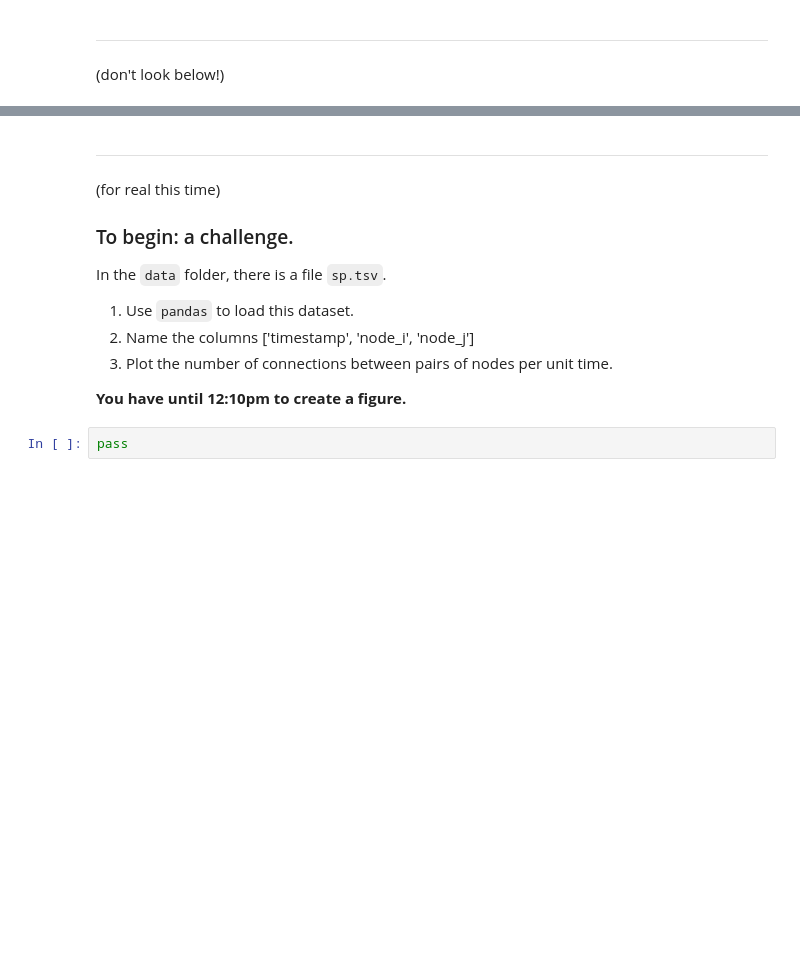
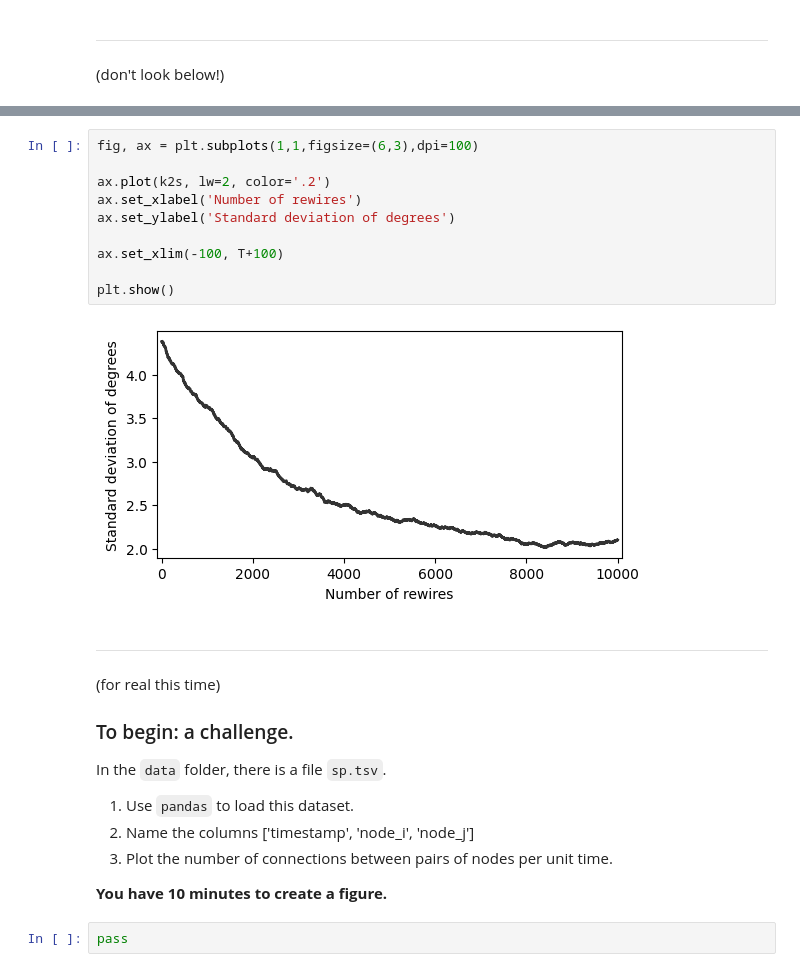
Before and after one commit to network-science-data-and-models/phys7332_fa25, a Jupyter notebook: notebooks/class_20/class_20_temporal_networks.ipynb, the cells around one changed output, grey strips where cells are left out. Saved outputs shown, nothing was run; the diff lists cells and outputs as text; blank space fills up the shorter version.

```diff
--- a/notebooks/class_20/class_20_temporal_networks.ipynb
+++ b/notebooks/class_20/class_20_temporal_networks.ipynb
@@ -76,3 +67,15 @@ plt.show()
+# %%
+fig, ax = plt.subplots(1,1,figsize=(6,3),dpi=100)
+
+ax.plot(k2s, lw=2, color='.2')
+ax.set_xlabel('Number of rewires')
+ax.set_ylabel('Standard deviation of degrees')
+
+ax.set_xlim(-100, T+100)
+
+plt.show()
+# %% [output]
+[figure, added]
 # %% [markdown]
 ________
 (for real this time)
@@ -83,7 +86,7 @@ In the `data` folder, there is a file `sp.tsv`.
 2. Name the columns ['timestamp', 'node_i', 'node_j']
 3. Plot the number of connections between pairs of nodes per unit time.
 
-**You have until 12:10pm to create a figure.**
+**You have 10 minutes to create a figure.**
 # %%
 pass
 # %% [markdown]
```
Also changed, not shown: parts of 9 cells of this notebook, 3 other files.
